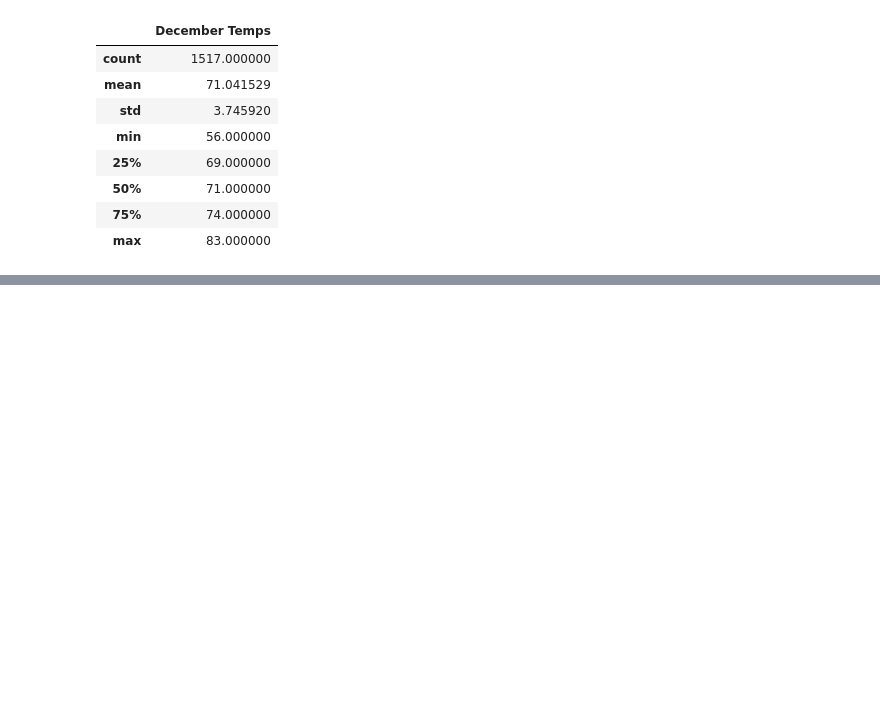
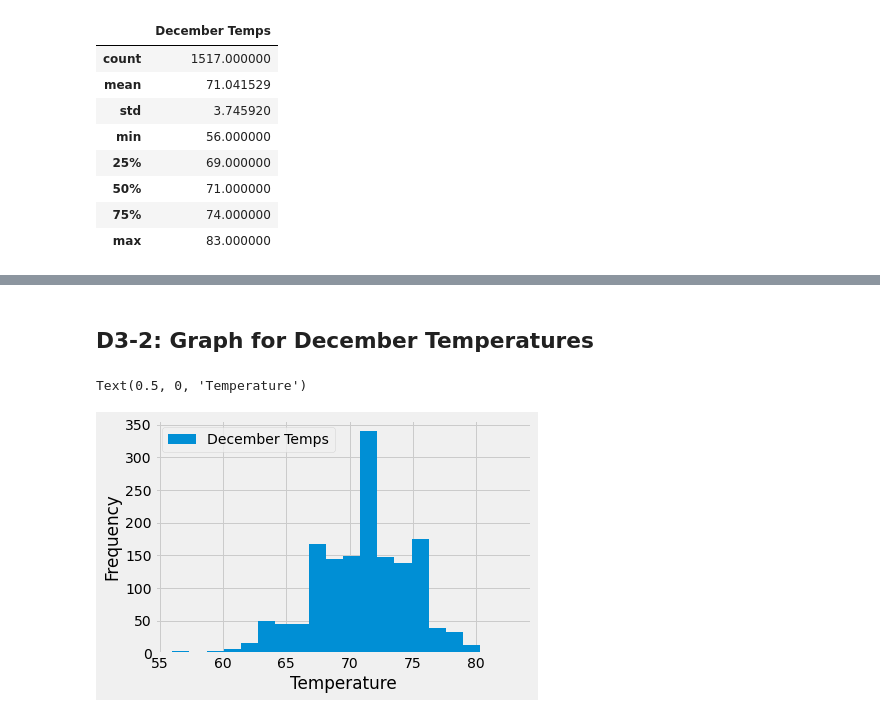
Before and after one commit to vnitusingh/surfs_up, a Jupyter notebook: SurfsUp_Challenge.ipynb, the cells around one changed output, grey strips where cells are left out. Drawn from its saved outputs; the diff is of its cells as text; code cells hidden in the pictures; blank space fills up the shorter version.

```diff
--- a/SurfsUp_Challenge.ipynb
+++ b/SurfsUp_Challenge.ipynb
@@ -93,0 +94,9 @@ plt.tight_layout()
+# %% [markdown]
+## D3-2: Graph for December Temperatures
+# %%
+df_dec.plot.hist(bins=20)
+plt.xlabel("Temperature")
+#plt.tight_layout()
+# %% [output]
+Text(0.5, 0, 'Temperature')
+[figure, added]
```
Also changed, not shown: parts of 10 cells of this notebook.
